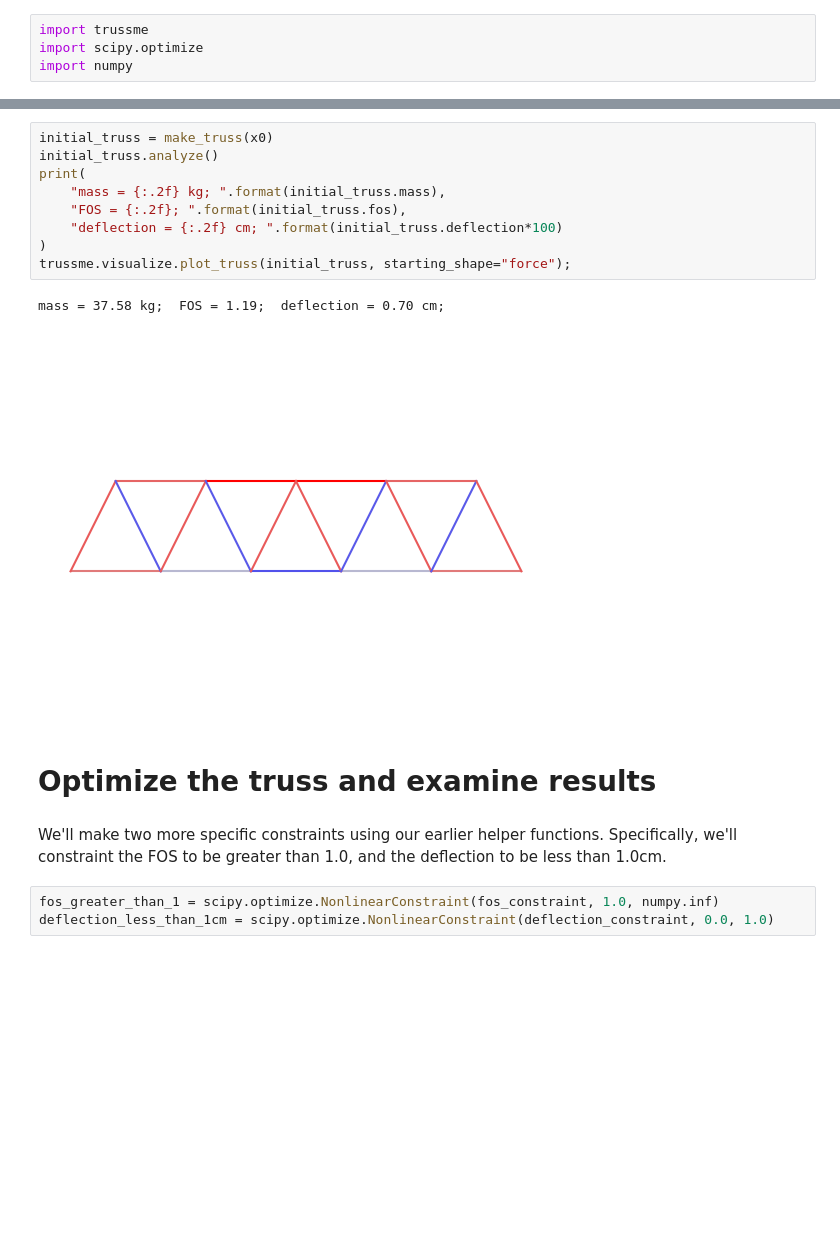
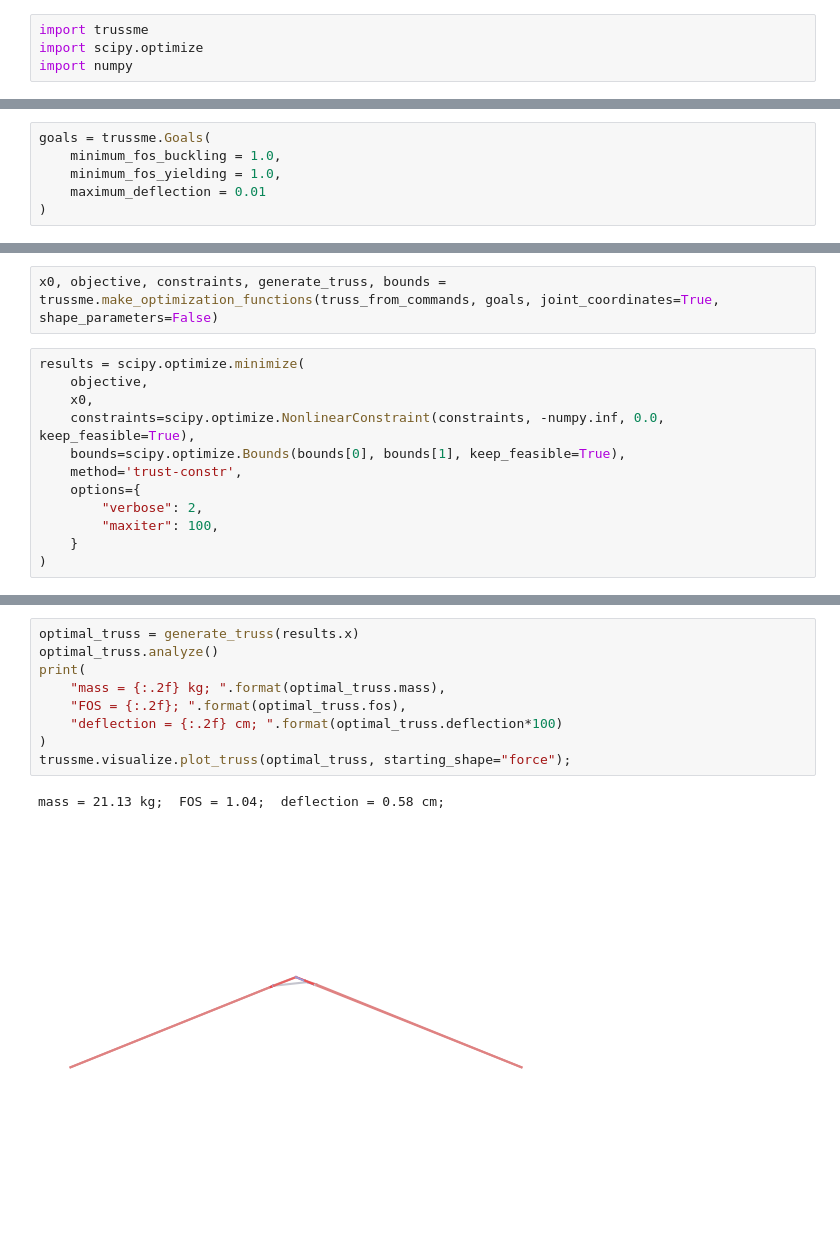
Before and after one commit to cmccomb/TrussMe, a Jupyter notebook: examples/optimizing_for_mass.ipynb, the cells around one changed output, grey strips where cells are left out. Saved outputs shown, nothing was run; the diff lists cells and outputs as text; blank space fills up the shorter version.

```diff
--- a/examples/optimizing_for_mass.ipynb
+++ b/examples/optimizing_for_mass.ipynb
@@ -77 +58,7 @@ def deflection_constraint(x: list[float]) -> float:
+# %%
+goals = trussme.Goals(
+    minimum_fos_buckling = 1.0,
+    minimum_fos_yielding = 1.0,
+    maximum_deflection = 0.01
+)
 # %%
@@ -89,0 +78,14 @@ x0 = [-1.5, 0.0, -0.5, 0.0, -2.0, 1.0, -1.0, 1.0]
+# %%
+x0, objective, constraints, generate_truss, bounds = trussme.make_optimization_functions(truss_from_commands, goals, joint_coordinates=True, shape_parameters=False)
+# %%
+results = scipy.optimize.minimize(
+    objective,
+    x0,
+    constraints=scipy.optimize.NonlinearConstraint(constraints, -numpy.inf, 0.0, keep_feasible=True),
+    bounds=scipy.optimize.Bounds(bounds[0], bounds[1], keep_feasible=True),
+    method='trust-constr',
+    options={
+        "verbose": 2,
+        "maxiter": 100,
+    }
+)
@@ -90,19 +110,12 @@ x0 = [-1.5, 0.0, -0.5, 0.0, -2.0, 1.0, -1.0, 1.0]
 # %%
-initial_truss = make_truss(x0)
-initial_truss.analyze()
+optimal_truss = generate_truss(results.x)
+optimal_truss.analyze()
 print(
-    "mass = {:.2f} kg; ".format(initial_truss.mass),
-    "FOS = {:.2f}; ".format(initial_truss.fos),
-    "deflection = {:.2f} cm; ".format(initial_truss.deflection*100)
+    "mass = {:.2f} kg; ".format(optimal_truss.mass),
+    "FOS = {:.2f}; ".format(optimal_truss.fos),
+    "deflection = {:.2f} cm; ".format(optimal_truss.deflection*100)
 )
-trussme.visualize.plot_truss(initial_truss, starting_shape="force");
+trussme.visualize.plot_truss(optimal_truss, starting_shape="force");
 # %% [output]
-mass = 37.58 kg;  FOS = 1.19;  deflection = 0.70 cm;
+mass = 21.13 kg;  FOS = 1.04;  deflection = 0.58 cm;
-[figure, old version]
+[figure, new version]
-# %% [markdown]
-# Optimize the truss and examine results
-# %% [markdown]
-We'll make two more specific constraints using our earlier helper functions. Specifically, we'll constraint the FOS to be greater than 1.0, and the deflection to be less than 1.0cm.
-# %%
-fos_greater_than_1 = scipy.optimize.NonlinearConstraint(fos_constraint, 1.0, numpy.inf)
-deflection_less_than_1cm = scipy.optimize.NonlinearConstraint(deflection_constraint, 0.0, 1.0)
```
Also changed, not shown: parts of 19 cells of this notebook.
